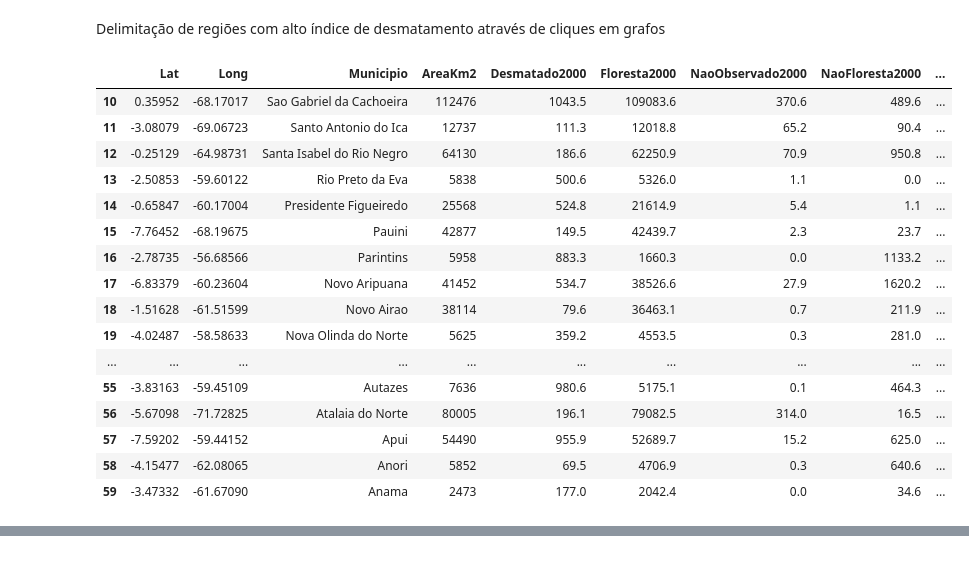
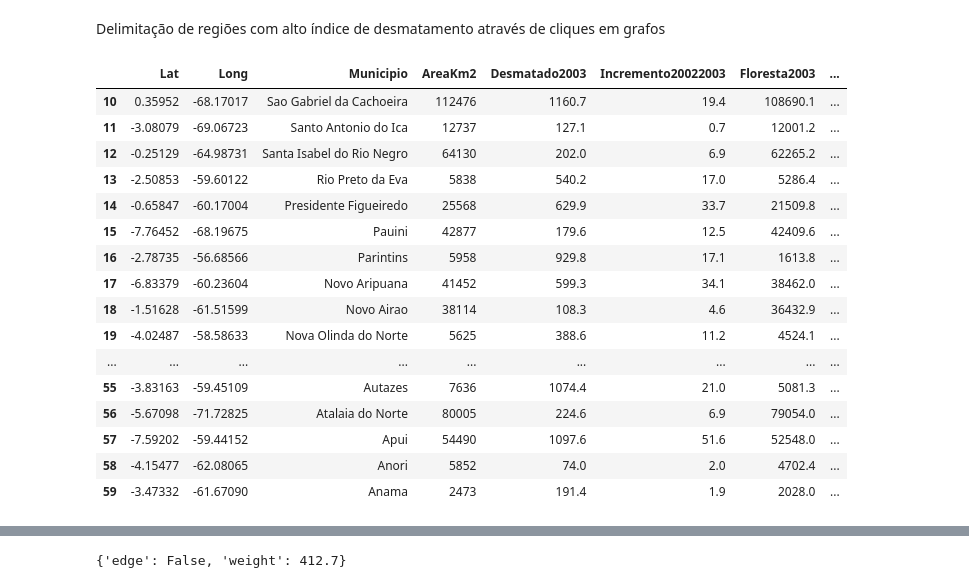
Before and after one commit to jAzz-hub/DesmatamentoNoAmazonas, a Jupyter notebook: Notebooks/DataModeling.ipynb, the cells around one changed output, grey strips where cells are left out. Cells and saved outputs as stored; diff of their text form; code cells hidden in the pictures.

```diff
--- a/Notebooks/DataModeling.ipynb
+++ b/Notebooks/DataModeling.ipynb
@@ -159,25 +169,25 @@ for i in cliquesAvgHigh[17]:
 # %% [markdown]
 Delimitação de regiões com alto índice de desmatamento através de cliques em grafos
 # %%
-DATASETS[0][10:60]
+DATASETS[3][10:60]
 # %% [output]
-|  | Lat | Long | Municipio | AreaKm2 | Desmatado2000 | Floresta2000 | NaoObservado2000 | NaoFloresta2000 | ... |
-| 10 | 0.35952 | -68.17017 | Sao Gabriel da Cachoeira | 112476 | 1043.5 | 109083.6 | 370.6 | 489.6 | ... |
-| 11 | -3.08079 | -69.06723 | Santo Antonio do Ica | 12737 | 111.3 | 12018.8 | 65.2 | 90.4 | ... |
-| 12 | -0.25129 | -64.98731 | Santa Isabel do Rio Negro | 64130 | 186.6 | 62250.9 | 70.9 | 950.8 | ... |
-| 13 | -2.50853 | -59.60122 | Rio Preto da Eva | 5838 | 500.6 | 5326.0 | 1.1 | 0.0 | ... |
-| 14 | -0.65847 | -60.17004 | Presidente Figueiredo | 25568 | 524.8 | 21614.9 | 5.4 | 1.1 | ... |
-| 15 | -7.76452 | -68.19675 | Pauini | 42877 | 149.5 | 42439.7 | 2.3 | 23.7 | ... |
-| 16 | -2.78735 | -56.68566 | Parintins | 5958 | 883.3 | 1660.3 | 0.0 | 1133.2 | ... |
-| 17 | -6.83379 | -60.23604 | Novo Aripuana | 41452 | 534.7 | 38526.6 | 27.9 | 1620.2 | ... |
-| 18 | -1.51628 | -61.51599 | Novo Airao | 38114 | 79.6 | 36463.1 | 0.7 | 211.9 | ... |
-| 19 | -4.02487 | -58.58633 | Nova Olinda do Norte | 5625 | 359.2 | 4553.5 | 0.3 | 281.0 | ... |
-| ... | ... | ... | ... | ... | ... | ... | ... | ... | ... |
-| 55 | -3.83163 | -59.45109 | Autazes | 7636 | 980.6 | 5175.1 | 0.1 | 464.3 | ... |
-| 56 | -5.67098 | -71.72825 | Atalaia do Norte | 80005 | 196.1 | 79082.5 | 314.0 | 16.5 | ... |
-| 57 | -7.59202 | -59.44152 | Apui | 54490 | 955.9 | 52689.7 | 15.2 | 625.0 | ... |
-| 58 | -4.15477 | -62.08065 | Anori | 5852 | 69.5 | 4706.9 | 0.3 | 640.6 | ... |
-| 59 | -3.47332 | -61.67090 | Anama | 2473 | 177.0 | 2042.4 | 0.0 | 34.6 | ... |
+|  | Lat | Long | Municipio | AreaKm2 | Desmatado2003 | Incremento20022003 | Floresta2003 | ... |
+| 10 | 0.35952 | -68.17017 | Sao Gabriel da Cachoeira | 112476 | 1160.7 | 19.4 | 108690.1 | ... |
+| 11 | -3.08079 | -69.06723 | Santo Antonio do Ica | 12737 | 127.1 | 0.7 | 12001.2 | ... |
+| 12 | -0.25129 | -64.98731 | Santa Isabel do Rio Negro | 64130 | 202.0 | 6.9 | 62265.2 | ... |
+| 13 | -2.50853 | -59.60122 | Rio Preto da Eva | 5838 | 540.2 | 17.0 | 5286.4 | ... |
+| 14 | -0.65847 | -60.17004 | Presidente Figueiredo | 25568 | 629.9 | 33.7 | 21509.8 | ... |
+| 15 | -7.76452 | -68.19675 | Pauini | 42877 | 179.6 | 12.5 | 42409.6 | ... |
+| 16 | -2.78735 | -56.68566 | Parintins | 5958 | 929.8 | 17.1 | 1613.8 | ... |
+| 17 | -6.83379 | -60.23604 | Novo Aripuana | 41452 | 599.3 | 34.1 | 38462.0 | ... |
+| 18 | -1.51628 | -61.51599 | Novo Airao | 38114 | 108.3 | 4.6 | 36432.9 | ... |
+| 19 | -4.02487 | -58.58633 | Nova Olinda do Norte | 5625 | 388.6 | 11.2 | 4524.1 | ... |
+| ... | ... | ... | ... | ... | ... | ... | ... | ... |
+| 55 | -3.83163 | -59.45109 | Autazes | 7636 | 1074.4 | 21.0 | 5081.3 | ... |
+| 56 | -5.67098 | -71.72825 | Atalaia do Norte | 80005 | 224.6 | 6.9 | 79054.0 | ... |
+| 57 | -7.59202 | -59.44152 | Apui | 54490 | 1097.6 | 51.6 | 52548.0 | ... |
+| 58 | -4.15477 | -62.08065 | Anori | 5852 | 74.0 | 2.0 | 4702.4 | ... |
+| 59 | -3.47332 | -61.67090 | Anama | 2473 | 191.4 | 1.9 | 2028.0 | ... |
 # %% [markdown]
 
 
@@ -216,3 +226,7 @@ Propor para pessoas ou elaborar sozinho atividades de análise de dados que pesq
 
 - Acesso à mercado no Sudeste e os níveis de desmatamento elevados em municípios dessa região:
     https://amazonia2030.org.br/wp-content/uploads/2022/05/AMZ2030_Delimitacao-da-Area-de-Influencia-e-Riscos-Ambientais.pdf -->
+# %%
+Graphs[0][0].get_edge_data('Anama','Codajas')
+# %% [output]
+{'edge': False, 'weight': 412.7}
```
Also changed, not shown: parts of 8 cells of this notebook, 44 other files.
